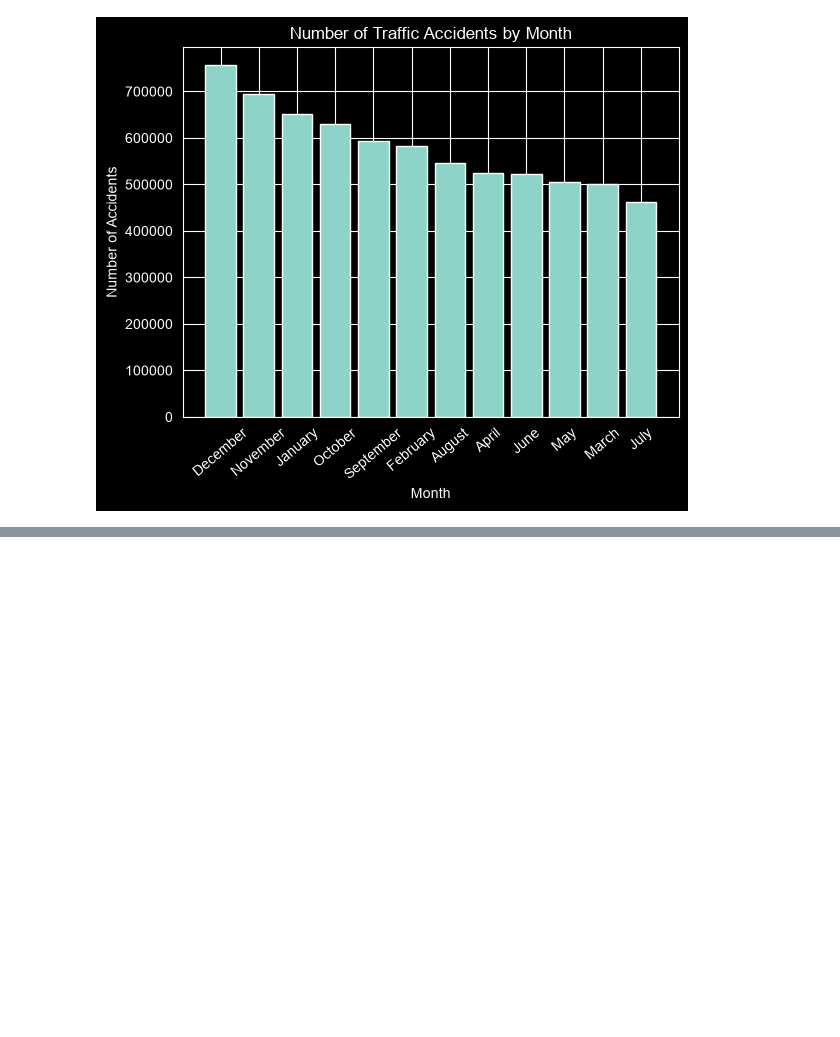
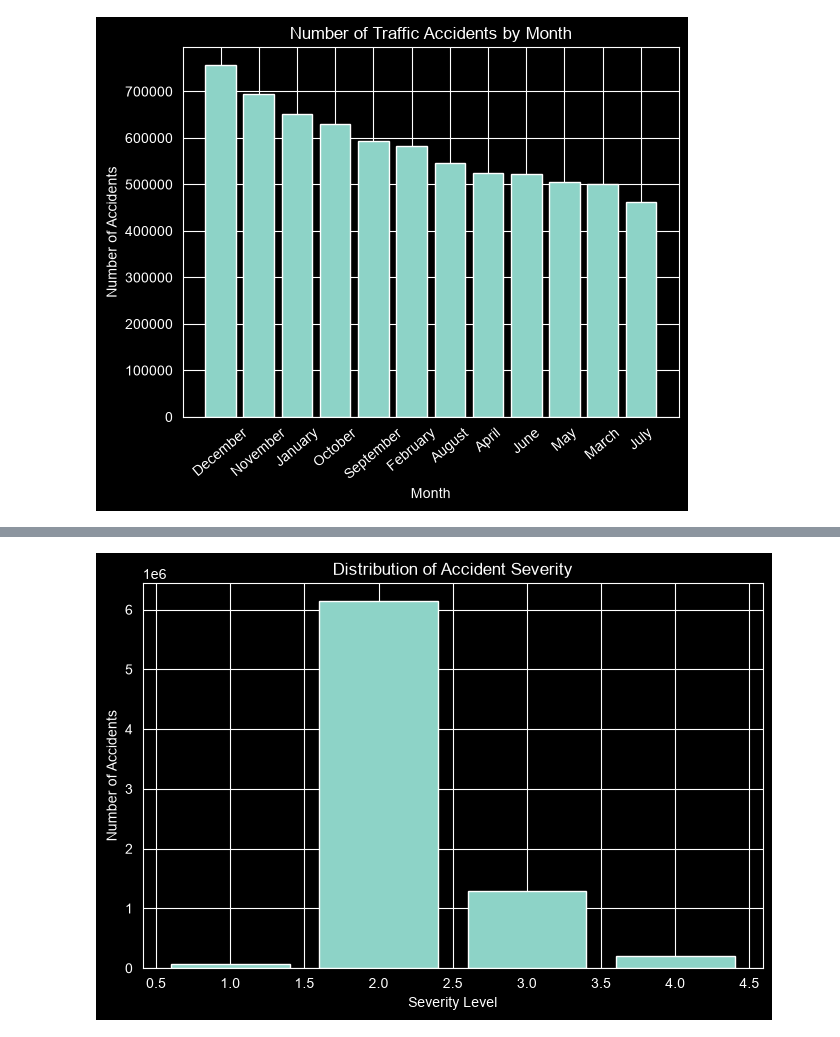
Before and after one commit to masoudtjaik/Data-Analysis-Project-US-ACCIDENT, a Jupyter notebook: US.ipynb, the cells around one changed output, grey strips where cells are left out. Drawn from its saved outputs; the diff is of its cells as text; code cells hidden in the pictures; blank space fills up the shorter version.

Commit message:
Analyze accident trends by location, time, weather, and severity

```diff
--- a/US.ipynb
+++ b/US.ipynb
@@ -370,3 +365,14 @@ plt.xticks(rotation=40)
 plt.show()
 # %% [output]
 [figure]
+# %%
+severity_count = (
+    df['Severity']
+    .value_counts()
+    .sort_index()
+    .reset_index()
+)
+
+severity_count.columns = ['Severity', 'Accidents_Count']
+
+severity_count
@@ -372,0 +385,15 @@ plt.show()
+# %%
+plt.figure(figsize=(8,5))
+
+plt.bar(
+    severity_count['Severity'],
+    severity_count['Accidents_Count']
+)
+
+plt.title('Distribution of Accident Severity')
+plt.xlabel('Severity Level')
+plt.ylabel('Number of Accidents')
+
+plt.show()
+# %% [output]
+[figure, added]
```
Also changed, not shown: parts of 13 cells of this notebook.
